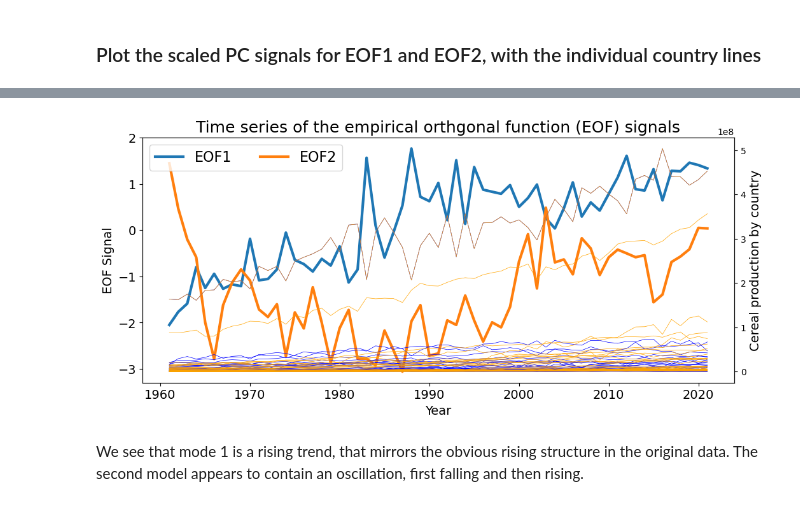
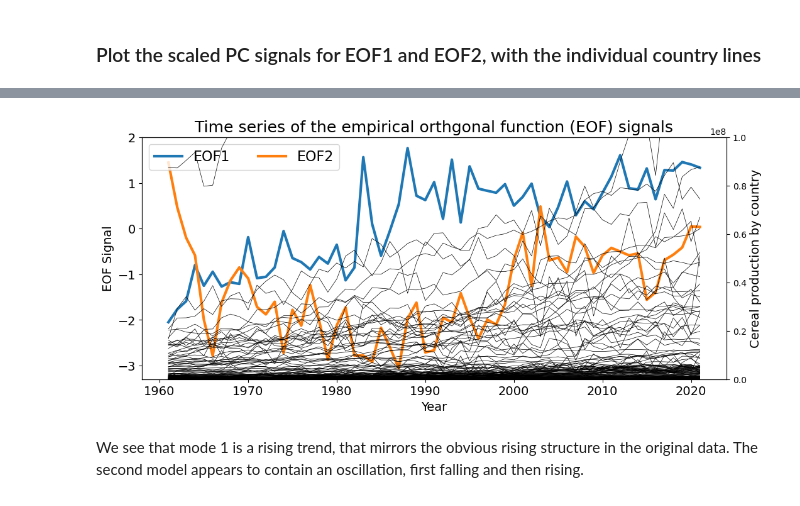
Before and after one commit to alex-saunders00/spatiotemporal_data_analysis, a Jupyter notebook: 00_hw/scr/hw3_Saunders.ipynb, the cells around one changed output, grey strips where cells are left out. Cells and saved outputs as stored; diff of their text form; code cells hidden in the pictures.

```diff
--- a/00_hw/scr/hw3_Saunders.ipynb
+++ b/00_hw/scr/hw3_Saunders.ipynb
@@ -21,8 +21,8 @@ import xarray
 # from matplotlib.ticker import MultipleLocator
 # %%
 # Set the root path
-rootPath = Path('C:/Users/alexa/Documents/GitHub/spatiotemporal_data_analysis/00_hw')
-# rootPath = Path('C:/Users/alexsaunders/Documents/01_uoa/04_git/spatiotemporal_data_analysis/00_hw')
+# rootPath = Path('C:/Users/alexa/Documents/GitHub/spatiotemporal_data_analysis/00_hw')
+rootPath = Path('C:/Users/alexsaunders/Documents/01_uoa/04_git/spatiotemporal_data_analysis/00_hw')
 dataPath = rootPath/'data'
 # %% [markdown]
 ## 2. Load the FAO cereal production data
@@ -187,30 +238,32 @@ eof2TimeSeries = pcsScaled.iloc[:,1]
 # %%
 fig, ax = plt.subplots(figsize=(12,5))
 
 ax.set_title('Time series of the empirical orthgonal function (EOF) signals', fontsize=18)
 
 # EOFs
-ax.plot(pcsScaled.index, eof1TimeSeries, linewidth=3, label='EOF1', zorder=2)
-ax.plot(pcsScaled.index, eof2TimeSeries, linewidth=3, label='EOF2', zorder=2)
+ax.plot(eof1TimeSeries, linewidth=3, label='EOF1', zorder=2)
+ax.plot(eof2TimeSeries, linewidth=3, label='EOF2', zorder=2)
 
 # Individual countries - as secondary axis?
 ax2 = ax.twinx()
-# ax2.plot(cerealData, color='k', linewidth=0.5, zorder=1)
-ax2.plot(cerealData[eof1Countries], color='blue', linewidth=0.5, zorder=1)
-ax2.plot(cerealData[eof2Countries], color='orange', linewidth=0.5, zorder=1)
+ax2.plot(cerealData, color='k', linewidth=0.5, zorder=1)
+# ax2.plot(cerealData[eof1Countries], color='blue', linewidth=0.5, zorder=1)
+# ax2.plot(cerealData[eof2Countries], color='orange', linewidth=0.5, zorder=1)
 
 
 ax.tick_params(which='both', labelsize=14)
 ax.set_xlabel('Year', fontsize=14)
 ax.set_ylabel('EOF Signal', fontsize=14)
 ax2.set_ylabel('Cereal production by country', fontsize=14)
 
+ax2.set_ylim(0, 1e8)
+
 ax.legend(fontsize=16, ncol=2, loc='upper left')
 
 
 plt.show()
 # %% [output]
-[figure, old version]
+[figure, new version]
 # %% [markdown]
 We see that mode 1 is a rising trend, that mirrors the obvious rising structure in the original data. The second model appears to contain an oscillation, first falling and then rising.
 # %% [markdown]
```
Also changed, not shown: parts of 11 cells of this notebook.
